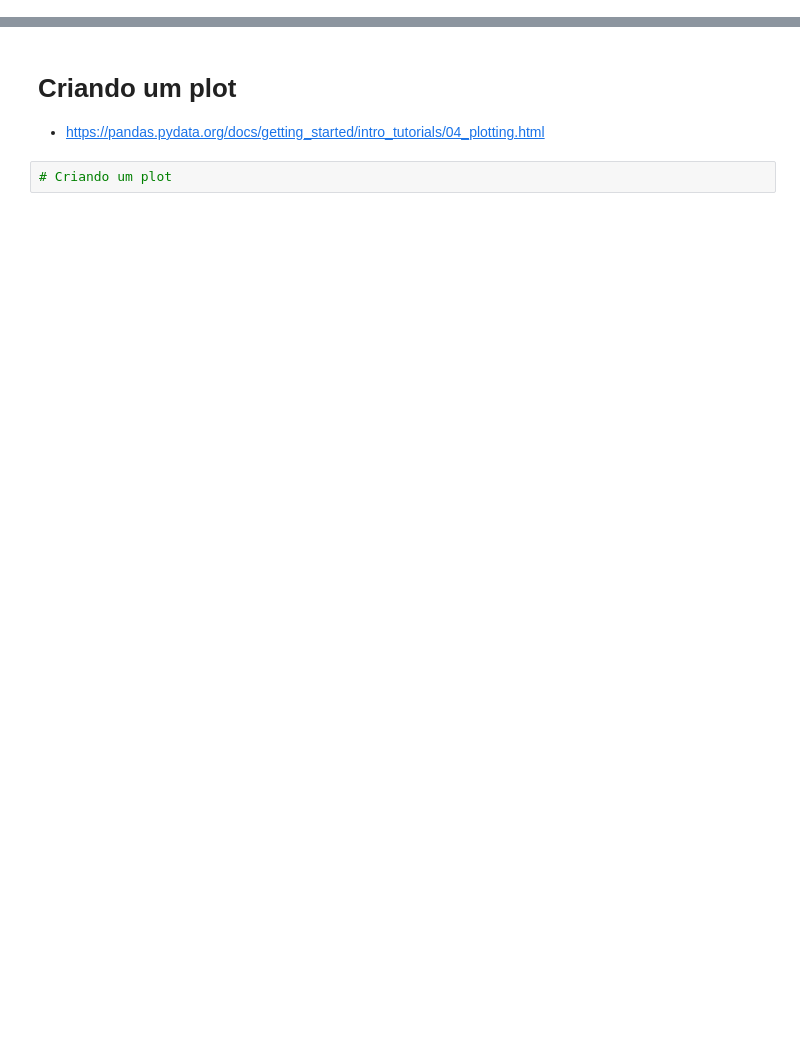
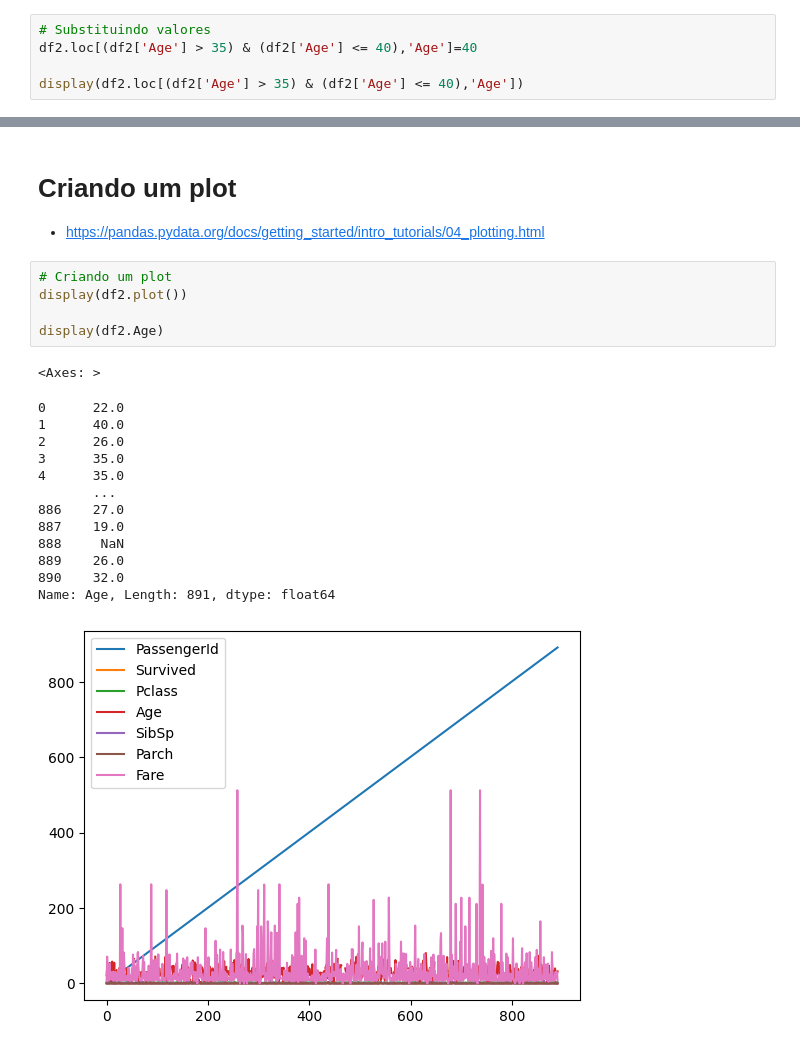
Before and after one commit to jharbes/hashtagDatascience, a Jupyter notebook: 004-pandas_e_numpy/11-opcional-documentacao_do_pandas/apresentando_o_pandas-arquivo_inicial.ipynb, the cells around one changed output, grey strips where cells are left out. Cells and saved outputs as stored; diff of their text form; blank space fills up the shorter version.

```diff
--- a/004-pandas_e_numpy/11-opcional-documentacao_do_pandas/apresentando_o_pandas-arquivo_inicial.ipynb
+++ b/004-pandas_e_numpy/11-opcional-documentacao_do_pandas/apresentando_o_pandas-arquivo_inicial.ipynb
@@ -223,0 +260,5 @@ print(df2[['Age','Name']])
+# %%
+# Substituindo valores
+df2.loc[(df2['Age'] > 35) & (df2['Age'] <= 40),'Age']=40
+
+display(df2.loc[(df2['Age'] > 35) & (df2['Age'] <= 40),'Age'])
@@ -226,5 +280,23 @@ print(df2[['Age','Name']])
 - https://pandas.pydata.org/docs/getting_started/intro_tutorials/04_plotting.html
 # %%
 # Criando um plot
+display(df2.plot())
+
+display(df2.Age)
+# %% [output]
+<Axes: >
+0      22.0
+1      40.0
+2      26.0
+3      35.0
+4      35.0
+       ...
+886    27.0
+887    19.0
+888     NaN
+889    26.0
+890    32.0
+Name: Age, Length: 891, dtype: float64
+[figure, added]
 # %%
 # Fazendo um scatter plot
```
Also changed, not shown: parts of 7 cells of this notebook, 1 other file.
